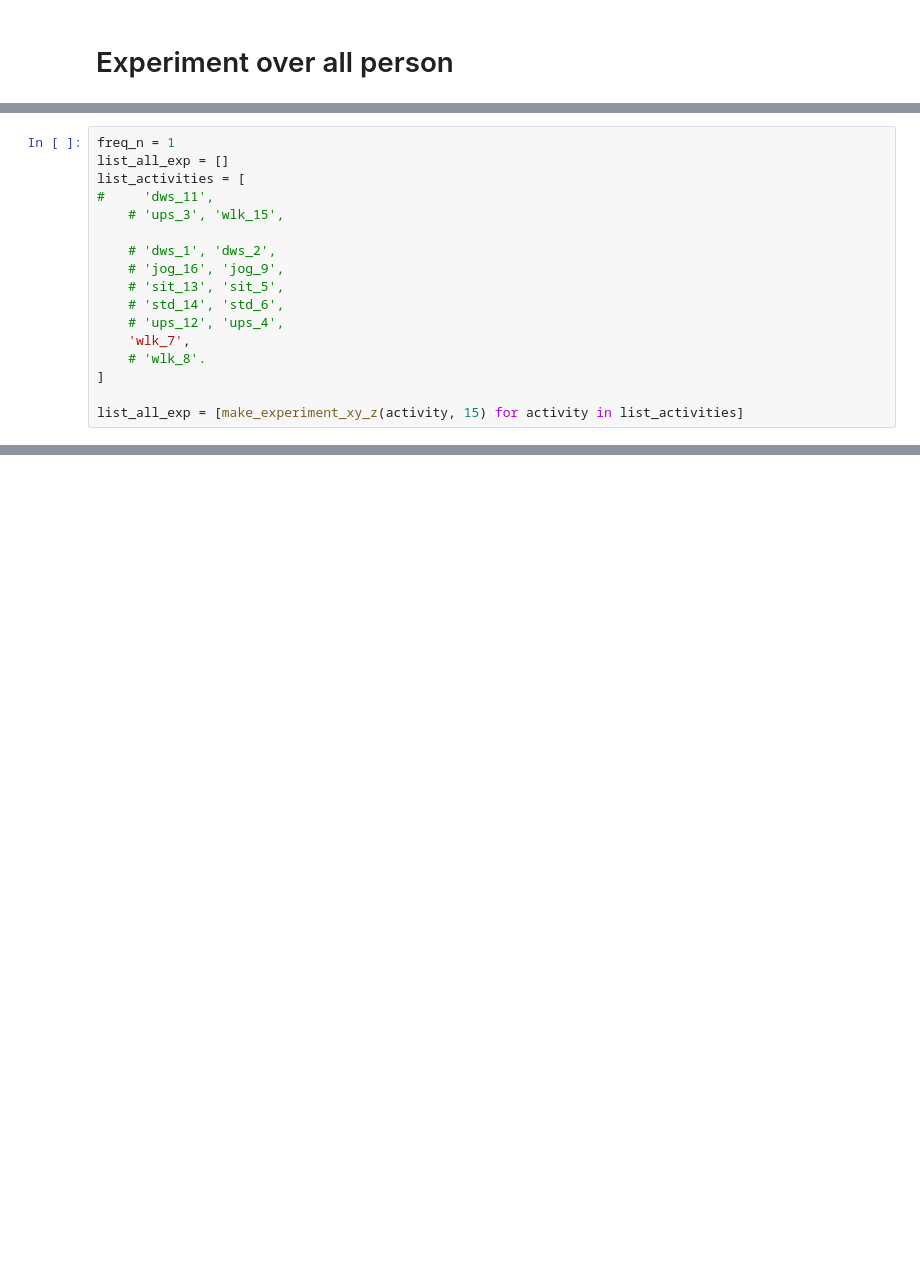
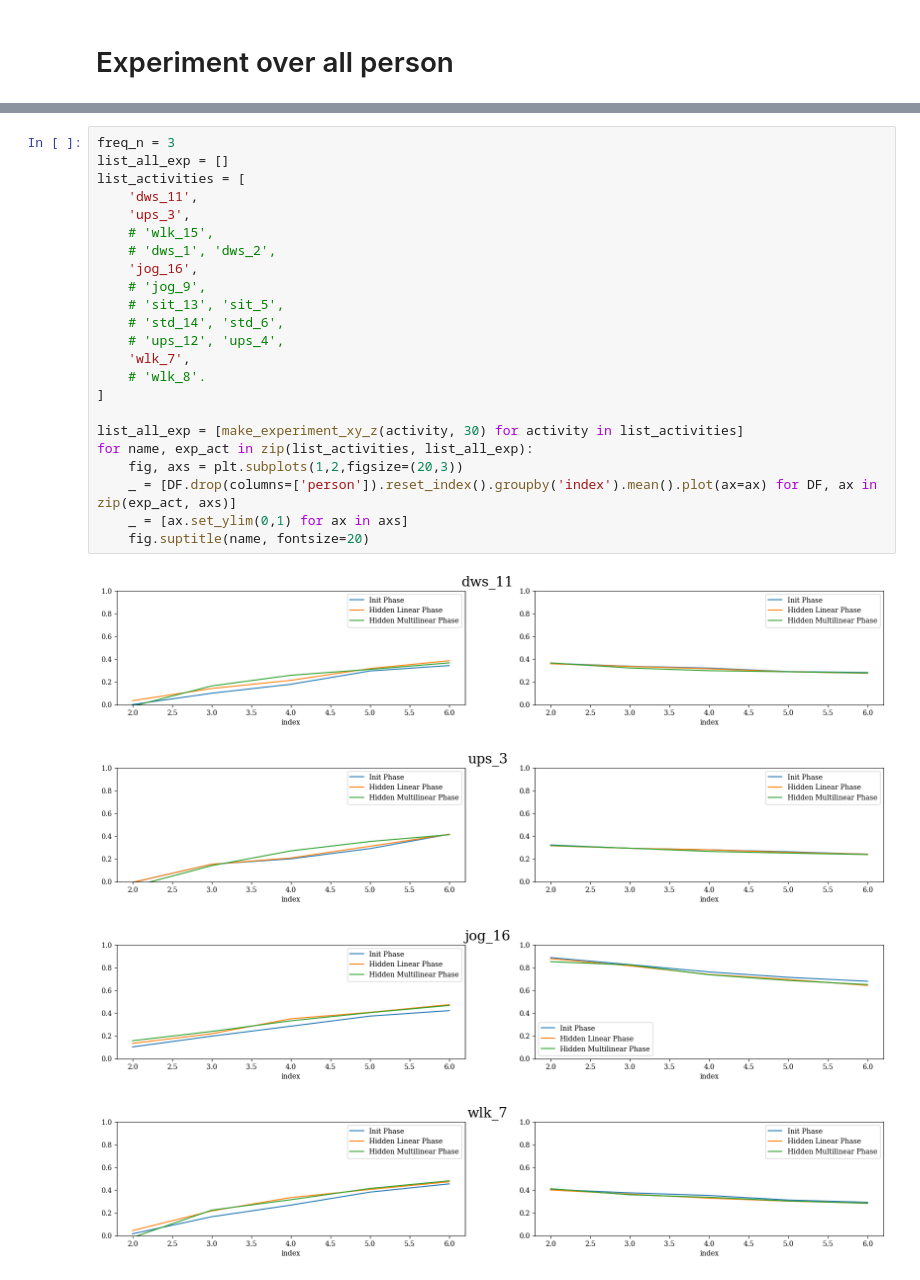
Before and after one commit to Denis-Tihonov/tensor-dynamic-univariate-ts-pytorch, a Jupyter notebook: notebook/2_tensor_nn_autoencoder.ipynb, the cells around one changed output, grey strips where cells are left out. Saved outputs shown, nothing was run; the diff lists cells and outputs as text; blank space fills up the shorter version.

```diff
--- a/notebook/2_tensor_nn_autoencoder.ipynb
+++ b/notebook/2_tensor_nn_autoencoder.ipynb
@@ -428,17 +358,0 @@ for name, exp_act in zip(list_activities, [list_all_exp]):
-# %%
-freq_n = 1
-list_all_exp = []
-list_activities = [
-#     'dws_11',
-    # 'ups_3', 'wlk_15',
-
-    # 'dws_1', 'dws_2',
-    # 'jog_16', 'jog_9',
-    # 'sit_13', 'sit_5',
-    # 'std_14', 'std_6',
-    # 'ups_12', 'ups_4',
-    'wlk_7',
-    # 'wlk_8'.
-]
-
-list_all_exp = [make_experiment_xy_z(activity, 15) for activity in list_activities]
@@ -1318,0 +413,28 @@ Epoch [80/80], Loss: 0.689668
+# %%
+freq_n = 3
+list_all_exp = []
+list_activities = [
+    'dws_11',
+    'ups_3',
+    # 'wlk_15',
+    # 'dws_1', 'dws_2',
+    'jog_16',
+    # 'jog_9',
+    # 'sit_13', 'sit_5',
+    # 'std_14', 'std_6',
+    # 'ups_12', 'ups_4',
+    'wlk_7',
+    # 'wlk_8'.
+]
+
+list_all_exp = [make_experiment_xy_z(activity, 30) for activity in list_activities]
+for name, exp_act in zip(list_activities, list_all_exp):
+    fig, axs = plt.subplots(1,2,figsize=(20,3))
+    _ = [DF.drop(columns=['person']).reset_index().groupby('index').mean().plot(ax=ax) for DF, ax in zip(exp_act, axs)]
+    _ = [ax.set_ylim(0,1) for ax in axs]
+    fig.suptitle(name, fontsize=20)
+# %% [output]
+[figure, added]
+[figure, added]
+[figure, added]
+[figure, added]
```
Also changed, not shown: parts of 33 cells of this notebook.
